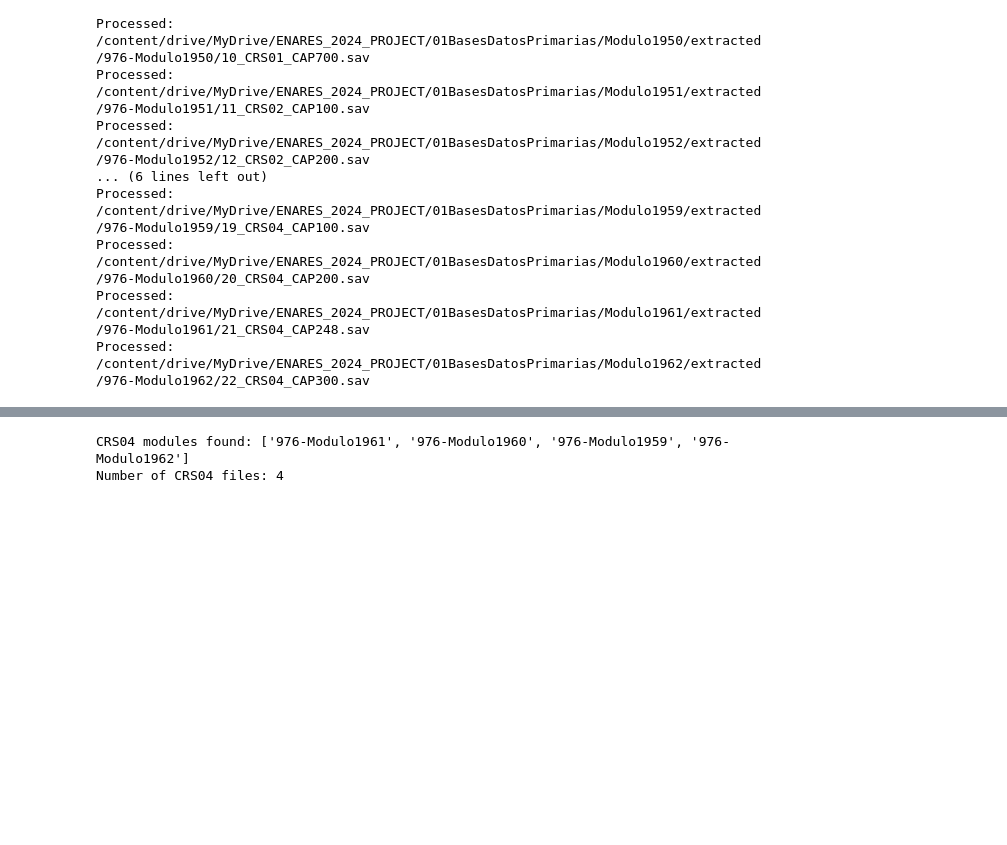
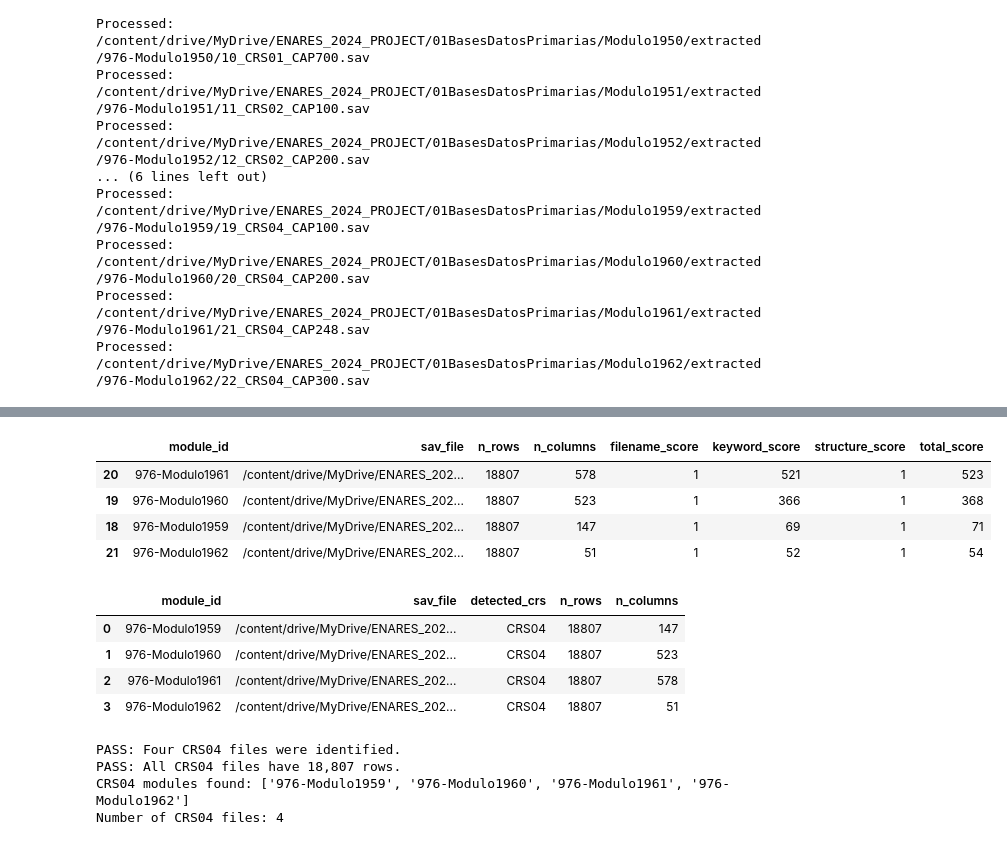
Before and after one commit to ascordero001-cell/enares-2024-crs04-ml, a Jupyter notebook: notebooks/01_ingesta/03_ENARES_2024_CRS04_identificar_modulo.ipynb, the cells around one changed output, grey strips where cells are left out. Saved outputs shown, nothing was run; the diff lists cells and outputs as text; code cells hidden in the pictures; blank space fills up the shorter version.

```diff
--- a/notebooks/01_ingesta/03_ENARES_2024_CRS04_identificar_modulo.ipynb
+++ b/notebooks/01_ingesta/03_ENARES_2024_CRS04_identificar_modulo.ipynb
@@ -115,4 +264,4 @@ for m in metadata_list:
 
 df_crs_detection = pd.DataFrame(crs_detection_rows)
 
-df_crs_detection
+df_crs_detection = df_crs_detection.sort_values(by=["module_id", "sav_file"]).reset_index(drop=True)
@@ -217,22 +412,58 @@ df_crs04_scores.sort_values("total_score", ascending=False)
 | 11 | 976-Modulo1952 | /content/drive/MyDrive/ENARES_202... | 30730 | 41 | 0 | 8 | 0 | 8 |
 | 9 | 976-Modulo1950 | /content/drive/MyDrive/ENARES_202... | 13826 | 22 | 0 | 4 | 0 | 4 |
 | 14 | 976-Modulo1955 | /content/drive/MyDrive/ENARES_202... | 8955 | 22 | 0 | 4 | 0 | 4 |
-# %%
-df_crs04_candidates = df_crs04_scores[
-    df_crs04_scores["sav_file"].str.contains("CRS04", case=False)
-]
-df_crs04_candidates = df_crs04_candidates.sort_values(
-    "total_score",
-    ascending=False
-)
-CRS04_FILES = df_crs04_candidates["sav_file"].tolist()
-CRS04_MODULES = df_crs04_candidates["module_id"].tolist()
-
-print("CRS04 modules found:", CRS04_MODULES)
-print("Number of CRS04 files:", len(CRS04_FILES))
-# %% [output]
-CRS04 modules found: ['976-Modulo1961', '976-Modulo1960', '976-Modulo1959', '976-Modulo1962']
-Number of CRS04 files: 4
+# %%
+df_crs04_candidates = df_crs04_scores[
+    df_crs04_scores["sav_file"].str.contains("CRS04", case=False)
+]
+df_crs04_candidates = df_crs04_candidates.sort_values(
+    "total_score",
+    ascending=False
+)
+display(df_crs04_candidates)
+
+df_crs04_confirmed = df_crs_detection[df_crs_detection["detected_crs"] == "CRS04"].copy()
+df_crs04_confirmed = df_crs04_confirmed.sort_values(by=["module_id", "sav_file"]).reset_index(drop=True)
+
+display(df_crs04_confirmed)
+
+expected_crs04_files = 4
+actual_crs04_files = df_crs04_confirmed.shape[0]
+
+if actual_crs04_files == expected_crs04_files:
+    print("PASS: Four CRS04 files were identified.")
+else:
+    print(f"WARNING: Expected 4 CRS04 files, but found {actual_crs04_files}.")
+
+expected_crs04_rows = 18807
+invalid_crs04_rows = df_crs04_confirmed[df_crs04_confirmed["n_rows"] != expected_crs04_rows]
+
+if invalid_crs04_rows.empty:
+    print("PASS: All CRS04 files have 18,807 rows.")
+else:
+    print("WARNING: Some CRS04 files do not have the expected number of rows:")
+    display(invalid_crs04_rows)
+
+CRS04_FILES = df_crs04_confirmed["sav_file"].tolist()
+CRS04_MODULES = df_crs04_confirmed["module_id"].tolist()
+
+print("CRS04 modules found:", CRS04_MODULES)
+print("Number of CRS04 files:", len(CRS04_FILES))
+# %% [output]
+|  | module_id | sav_file | n_rows | n_columns | filename_score | keyword_score | structure_score | total_score |
+| 20 | 976-Modulo1961 | /content/drive/MyDrive/ENARES_202... | 18807 | 578 | 1 | 521 | 1 | 523 |
+| 19 | 976-Modulo1960 | /content/drive/MyDrive/ENARES_202... | 18807 | 523 | 1 | 366 | 1 | 368 |
+| 18 | 976-Modulo1959 | /content/drive/MyDrive/ENARES_202... | 18807 | 147 | 1 | 69 | 1 | 71 |
+| 21 | 976-Modulo1962 | /content/drive/MyDrive/ENARES_202... | 18807 | 51 | 1 | 52 | 1 | 54 |
+|  | module_id | sav_file | detected_crs | n_rows | n_columns |
+| 0 | 976-Modulo1959 | /content/drive/MyDrive/ENARES_202... | CRS04 | 18807 | 147 |
+| 1 | 976-Modulo1960 | /content/drive/MyDrive/ENARES_202... | CRS04 | 18807 | 523 |
+| 2 | 976-Modulo1961 | /content/drive/MyDrive/ENARES_202... | CRS04 | 18807 | 578 |
+| 3 | 976-Modulo1962 | /content/drive/MyDrive/ENARES_202... | CRS04 | 18807 | 51 |
+PASS: Four CRS04 files were identified.
+PASS: All CRS04 files have 18,807 rows.
+CRS04 modules found: ['976-Modulo1959', '976-Modulo1960', '976-Modulo1961', '976-Modulo1962']
+Number of CRS04 files: 4
 # %%
 df_vars = []
 df_values = []
```
Also changed, not shown: parts of 14 cells of this notebook.
